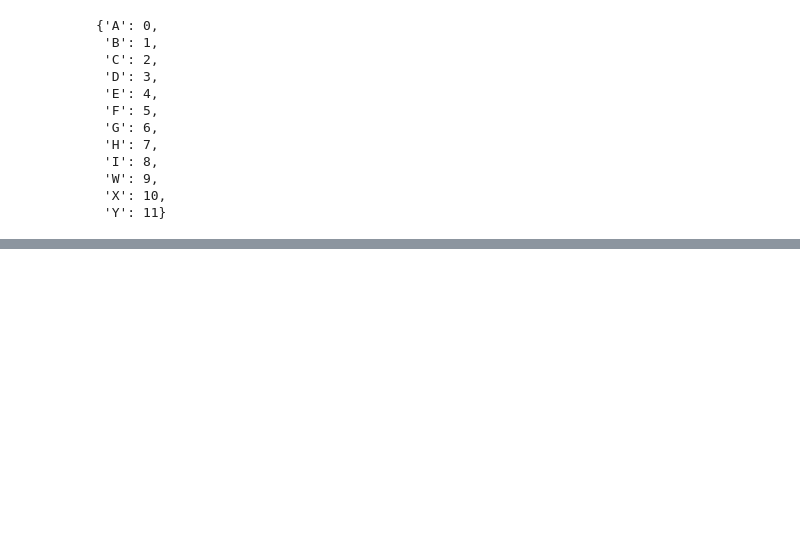
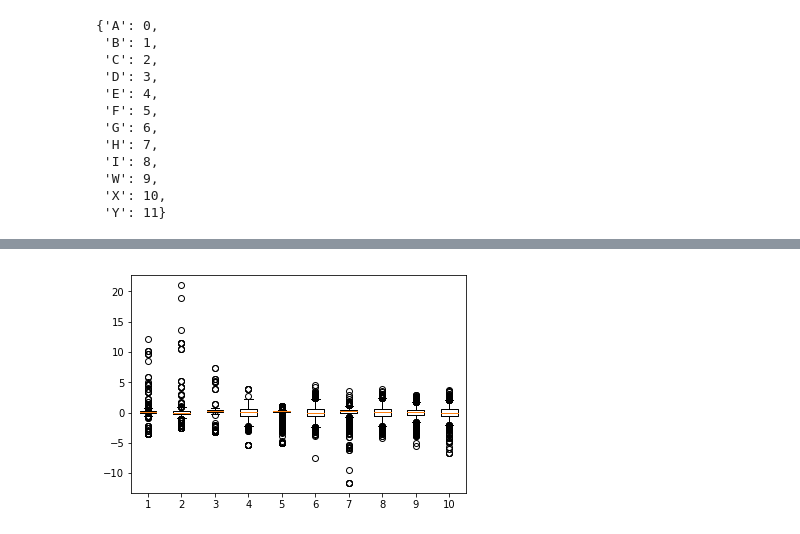
Before and after one commit to nathNath/provadeia, a Jupyter notebook: questaodois/Segunda questão.ipynb, the cells around one changed output, grey strips where cells are left out. Saved outputs shown, nothing was run; the diff lists cells and outputs as text; code cells hidden in the pictures; blank space fills up the shorter version.

```diff
--- a/questaodois/Segunda questão.ipynb
+++ b/questaodois/Segunda questão.ipynb
@@ -574,0 +388,5 @@ Returns the loss value & metrics values for the model in test mode.
+# %%
+plt.boxplot(X_test)
+plt.show()
+# %% [output]
+[figure, added]
```
Also changed, not shown: parts of 100 cells of this notebook, 21 other files.
